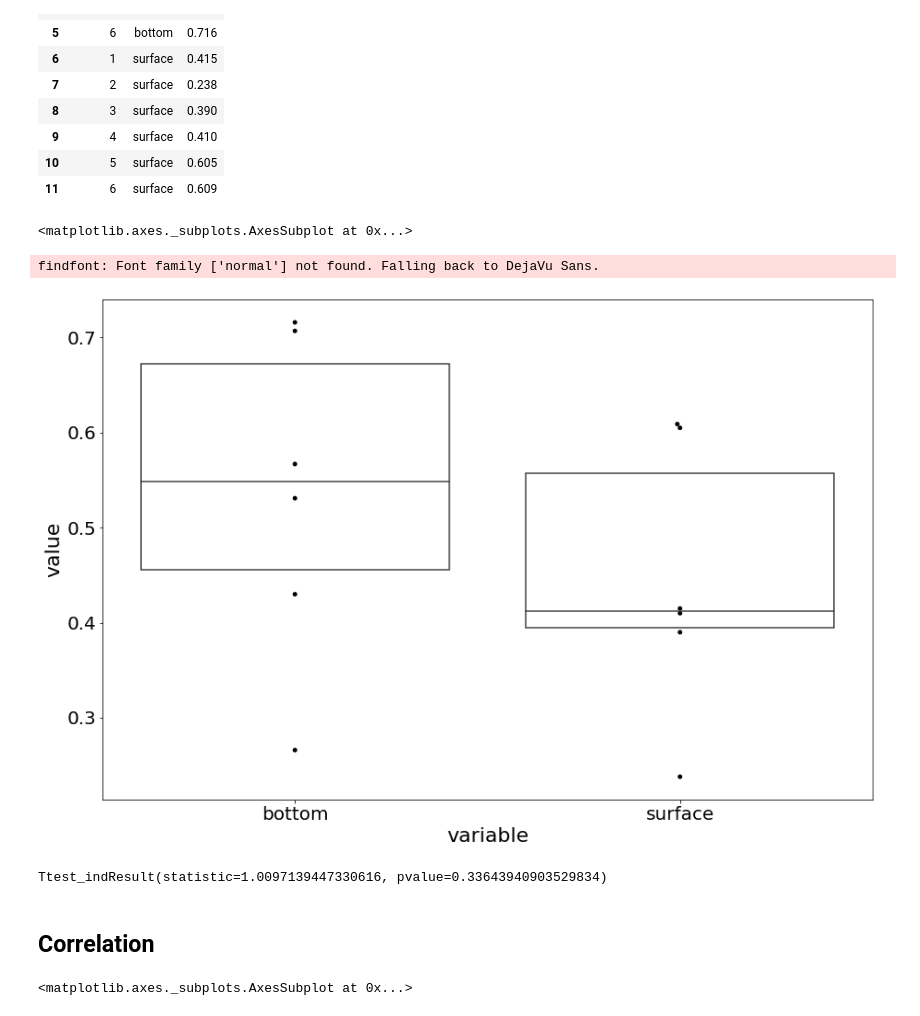
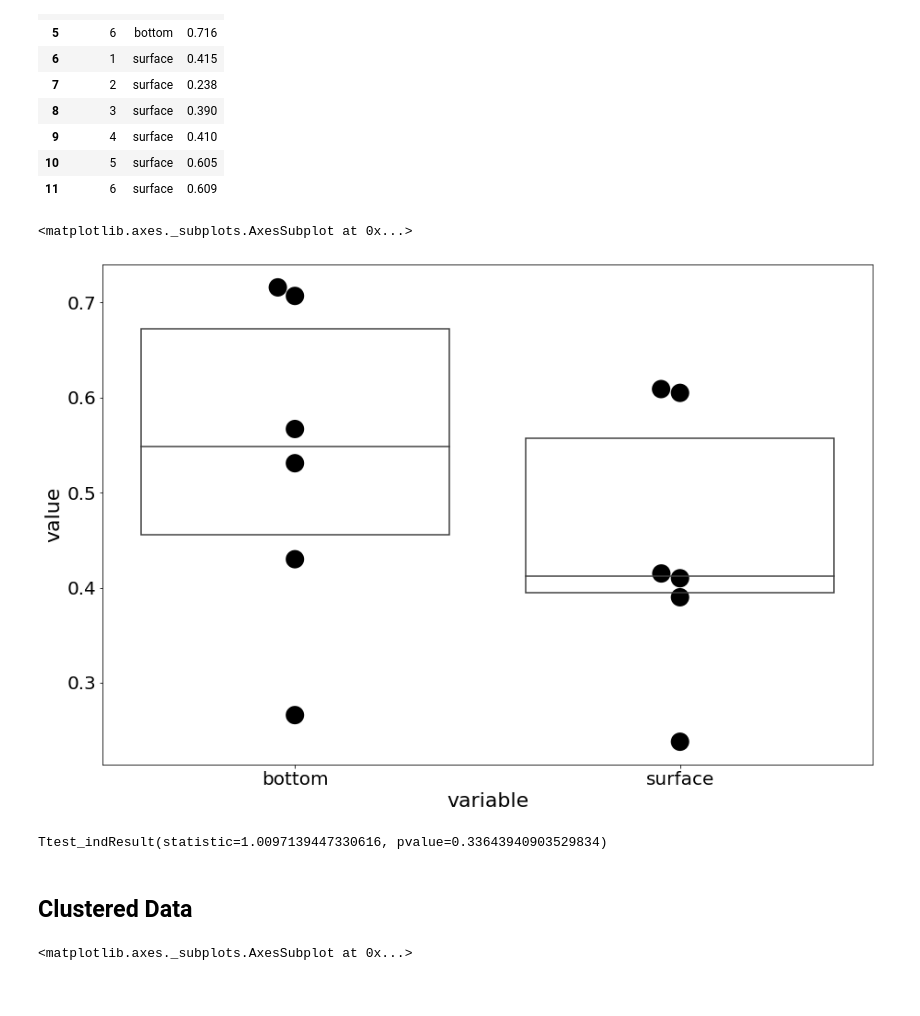
Before and after one commit to diegompin/lectures_network_medicine, a Jupyter notebook: notebooks/Lecture_CorrelatedData.ipynb, the cells around one changed output. Cells and saved outputs as stored; diff of their text form; code cells hidden in the pictures.

```diff
--- a/notebooks/Lecture_CorrelatedData.ipynb
+++ b/notebooks/Lecture_CorrelatedData.ipynb
@@ -124,22 +129,21 @@ df_zinc_concentration_melted
 | 10 | 5 | surface | 0.605 |
 | 11 | 6 | surface | 0.609 |
 # %%
-ax = sns.swarmplot(x='variable', y='value',  data=df_zinc_concentration_melted, color='black')
+ax = sns.swarmplot(x='variable', y='value',  data=df_zinc_concentration_melted, color='black', s=20)
 sns.boxplot(x='variable', y='value', data=df_zinc_concentration_melted,
                      showcaps=False, boxprops={'facecolor': 'None', "zorder": 10},
                      showfliers=False, whiskerprops={'linewidth': 0, "zorder": 10},
                      ax=ax, zorder=10)
 # %% [output]
 <matplotlib.axes._subplots.AxesSubplot at 0x...>
-findfont: Font family ['normal'] not found. Falling back to DejaVu Sans.
-[figure, old version]
+[figure, new version]
 # %%
 import scipy.stats as st
 st.ttest_ind(a=df_zinc_concentration['bottom'], b=df_zinc_concentration['surface'])
 # %% [output]
 Ttest_indResult(statistic=1.0097139447330616, pvalue=0.33643940903529834)
-# %% [markdown]
-## Correlation
+# %% [markdown]
+## Clustered Data
 # %%
 df_zinc_concentration.plot(x='bottom', y='surface', kind='scatter', s=80)
 # %% [output]
```
Also changed, not shown: parts of 33 cells of this notebook.
